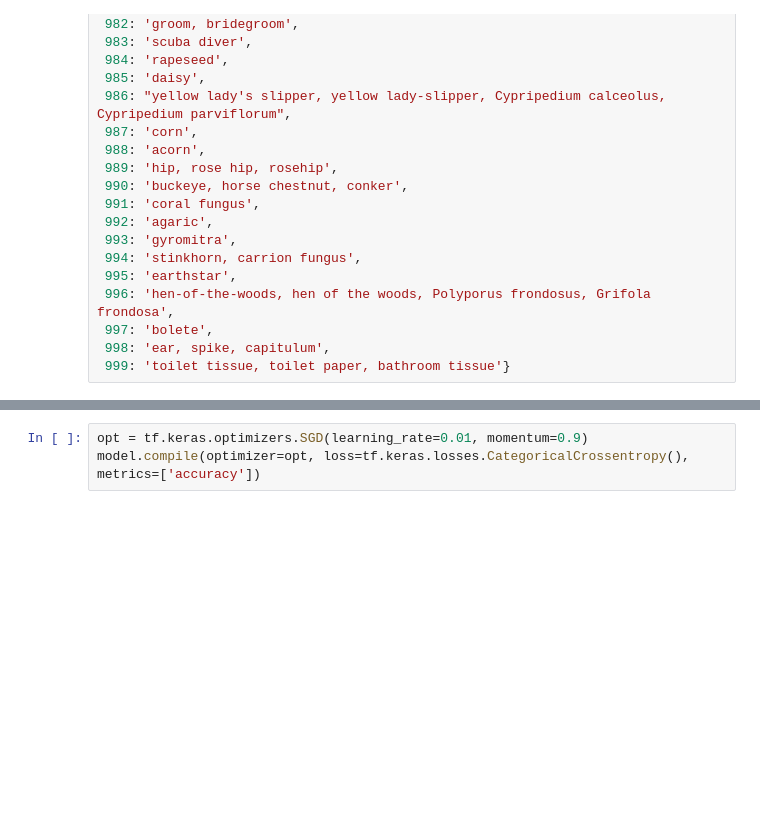
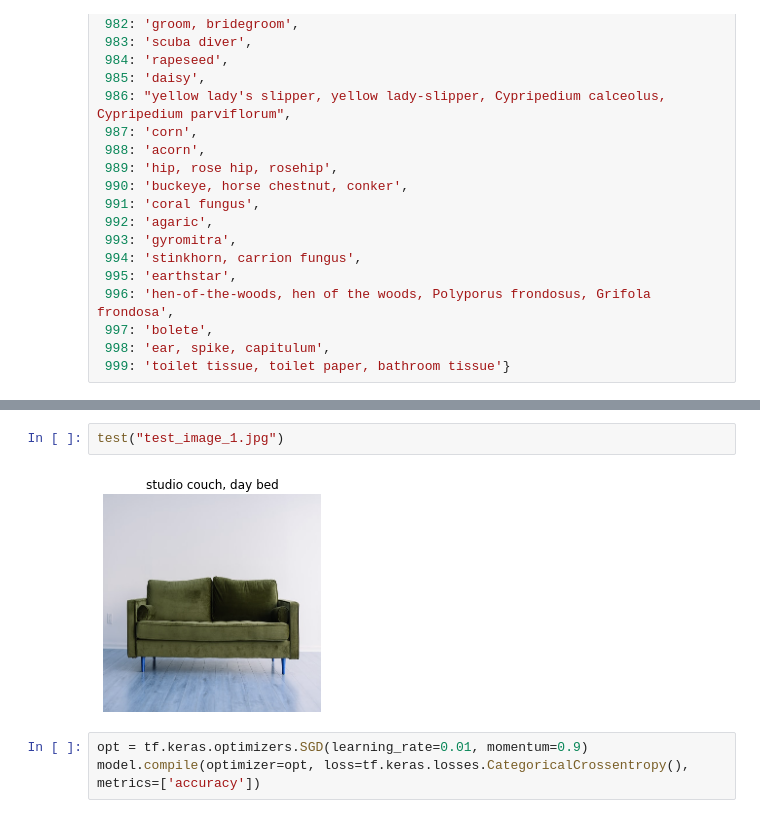
Before and after one commit to jacdorfman/uatt_proj_3, a Jupyter notebook: project-instructions-jacobd.ipynb, the cells around one changed output, grey strips where cells are left out. Drawn from its saved outputs; the diff is of its cells as text; blank space fills up the shorter version.

```diff
--- a/project-instructions-jacobd.ipynb
+++ b/project-instructions-jacobd.ipynb
@@ -1158,3 +1187,7 @@ classes= {0: 'tench, Tinca tinca',
+# %%
+test("test_image_1.jpg")
+# %% [output]
+[figure, added]
 # %%
 opt = tf.keras.optimizers.SGD(learning_rate=0.01, momentum=0.9)
 model.compile(optimizer=opt, loss=tf.keras.losses.CategoricalCrossentropy(), metrics=['accuracy'])
```
Also changed, not shown: parts of 4 cells of this notebook.
